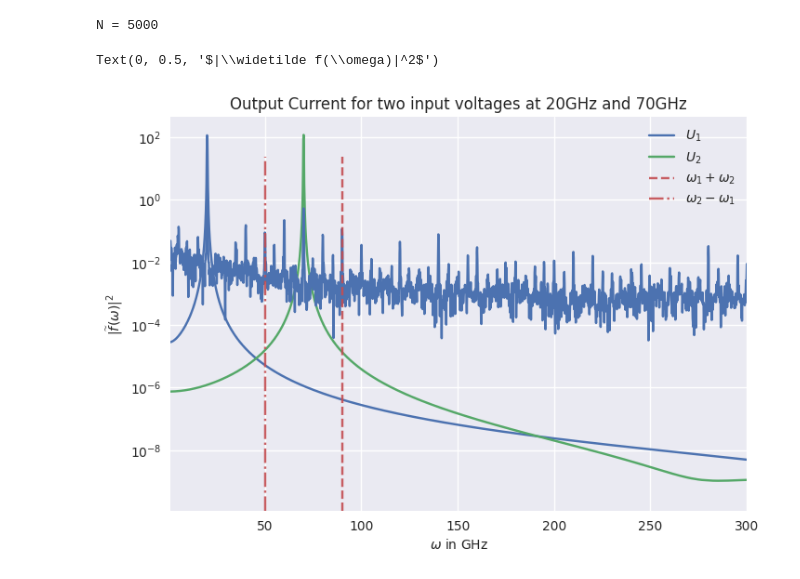
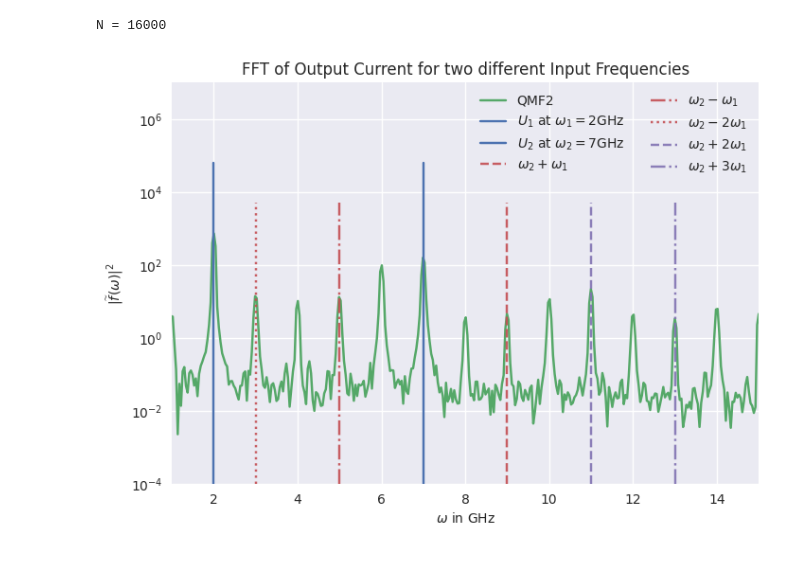
Before and after one commit to evanwonisch/NanoNetsMF, a Jupyter notebook: run/time_dependency/freq_multi.ipynb, the cells around one changed output. Saved outputs shown, nothing was run; the diff lists cells and outputs as text; code cells hidden in the pictures.

```diff
--- a/run/time_dependency/freq_multi.ipynb
+++ b/run/time_dependency/freq_multi.ipynb
@@ -36,6 +36,20 @@ def set_size(width = "thesis", fraction=1, subplots=(1, 1)):
     fig_dim = (fig_width_in, fig_height_in)
 
     return fig_dim
+# %%
+net = Network(3,3,1,[[0,0,0],[2,0,0],[0,2,0],[2,2,0]])
+dt = 0.01
+t_max = 160
+N = int(t_max / dt)
+
+print("N =", N)
+ts = np.linspace(0, t_max, N)        # nanoseconds
+w1 = 2                              # omega
+w2 = 7
+U1 = np.sin(w1 * ts) * 0.1
+U2 = np.sin(w2 * ts) * 0.1
+# %% [output]
+N = 16000
 # %%
 def fft(signal):
     n_0 = int(signal.shape[-1] / 2)
@@ -57,20 +71,6 @@ def fft_phase(signal):
     freq = np.fft.fftfreq(signal.shape[-1]) / dt * 2 * np.pi
 
     return freq[0:n_0], np.angle(signal_fft[0:n_0])
-# %%
-net = Network(3,3,1,[[0,0,0],[2,0,0],[0,2,0],[2,2,0]])
-dt = 0.008
-t_max = 40
-N = int(t_max / dt)
-
-print("N =", N)
-ts = np.linspace(0, t_max, N)        # nanoseconds
-w1 = 20                              # omega
-w2 = 70
-U1 = np.sin(w1 * ts) * 0.1
-U2 = np.sin(w2 * ts) * 0.1
-# %% [output]
-N = 5000
 # %%
 mf = MeanField(net)
 mf_means = np.zeros((N, 9))
@@ -103,31 +103,33 @@ for i in range(N):
 # %%
 bm = scipy.signal.windows.hann(len(ts))
 
-plt.plot(*fft_amp(U1 * bm), color = "C0", label = "$U_1$")
-plt.plot(*fft_amp(U2* bm), color = "C1", label = "$U_2$")
+# plt.plot(*fft_amp(U1 * bm), color = "C0", label = "$U_1$ at $\\omega_1 ="+str(w1)+"$GHz")
+# plt.plot(*fft_amp(U2* bm), color = "C1", label = "$U_2$ at $\\omega_2 ="+str(w2)+"$GHz")
 
-plt.plot(*fft_amp(qmf2_currents[:, 0]* bm)) # is island 0.. electrodes at 1 and 2
+plt.plot(*fft_amp(qmf2_currents[:, 0]* bm), label = "QMF2", color = "C1") # is island 0.. electrodes at 1 and 2
 
 
-# for i in range(1, 20):
-#     plt.axvline(w1 * i, color = "C1", alpha = 0.5)
-#     plt.axvline(w2 * i, color = "C2", alpha = 0.5)
+plt.axvline(w1, label = "$U_1$ at $\\omega_1 = "+str(w1)+"$GHz", color = "C0", ymin = 0, ymax = 0.8)
+plt.axvline(w2, label = "$U_2$ at $\\omega_2 = "+str(w2)+"$GHz", color = "C0", ymin = 0, ymax = 0.8)
 
 
+plt.axvline(w1 + w2, alpha = 0.9, label = "$\\omega_2 + \\omega_1$", linestyle = "dashed", ymin = 0, ymax = 0.7, color = "C2")
+plt.axvline(-w1 + w2, alpha = 0.9, label = "$\\omega_2 - \\omega_1$", linestyle = "dashdot", ymin = 0, ymax = 0.7, color = "C2")
+plt.axvline(-2*w1 + w2, alpha = 0.9, label = "$\\omega_2 - 2\\omega_1$", linestyle = "dotted", ymin = 0, ymax = 0.7, color = "C2")
 
-plt.axvline(w1 + w2, alpha = 0.9, label = "$\\omega_1 + \\omega_2$", linestyle = "dashed", ymin = 0, ymax = 0.9, color = "C2")
-plt.axvline(-w1 + w2, alpha = 0.9, label = "$\\omega_2 - \\omega_1$", linestyle = "dashdot", ymin = 0, ymax = 0.9, color = "C2")
+plt.axvline(2*w1 + w2, alpha = 0.9, label = "$\\omega_2 + 2\\omega_1$", linestyle = "dashed", ymin = 0, ymax = 0.7, color = "C3")
+plt.axvline(3*w1 + w2, alpha = 0.9, label = "$\\omega_2 + 3\\omega_1$", linestyle = "dashdot", ymin = 0, ymax = 0.7, color = "C3")
 
 
-plt.xlim(1, 300)
+plt.xlim(1, 15)
+plt.ylim(1e-4, 1e7)
 plt.yscale("log")
-plt.legend()
-plt.title("Output Current for two input voltages at "+str(w1)+"GHz and "+str(w2)+"GHz")
+plt.legend(ncol = 2)
+plt.title("FFT of Output Current for two different Input Frequencies")
 
 plt.xlabel("$\\omega$ in GHz")
 plt.ylabel("$|\widetilde f(\\omega)|^2$")
 
-#plt.savefig("../../output/time_dependence/multiplication.pdf")
+plt.savefig("../../output/time_dependence/multiplication.pdf")
 # %% [output]
-Text(0, 0.5, '$|\\widetilde f(\\omega)|^2$')
-[figure, old version]
+[figure, new version]
```
Also changed, not shown: 20 other files.
